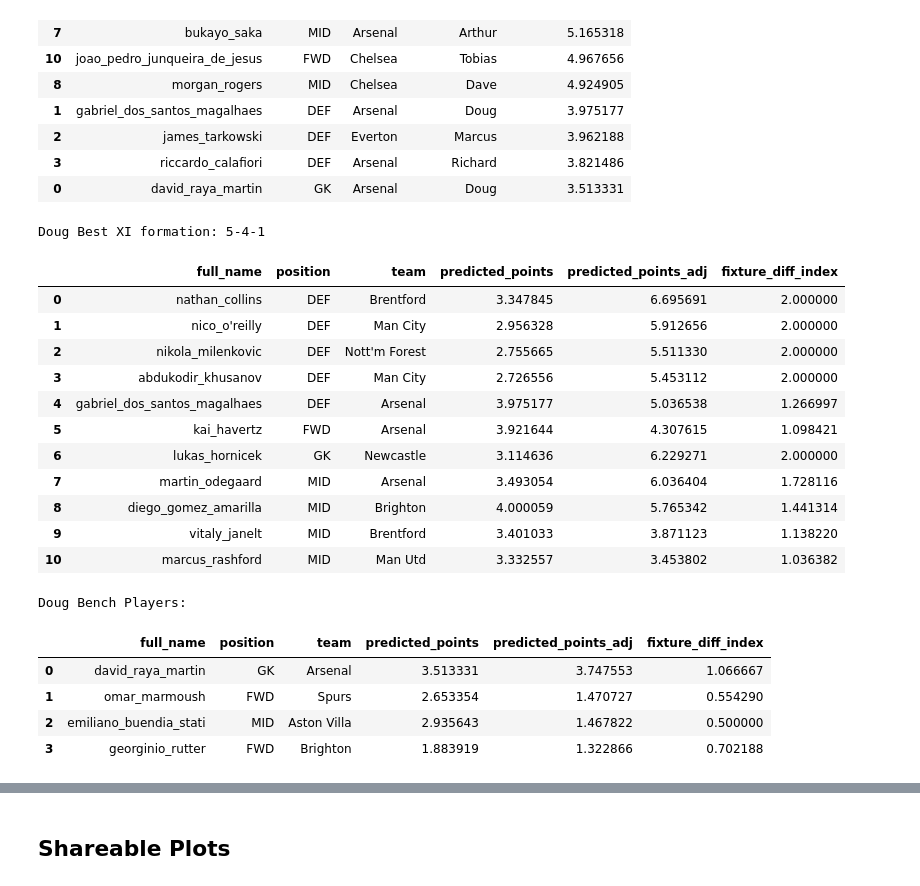
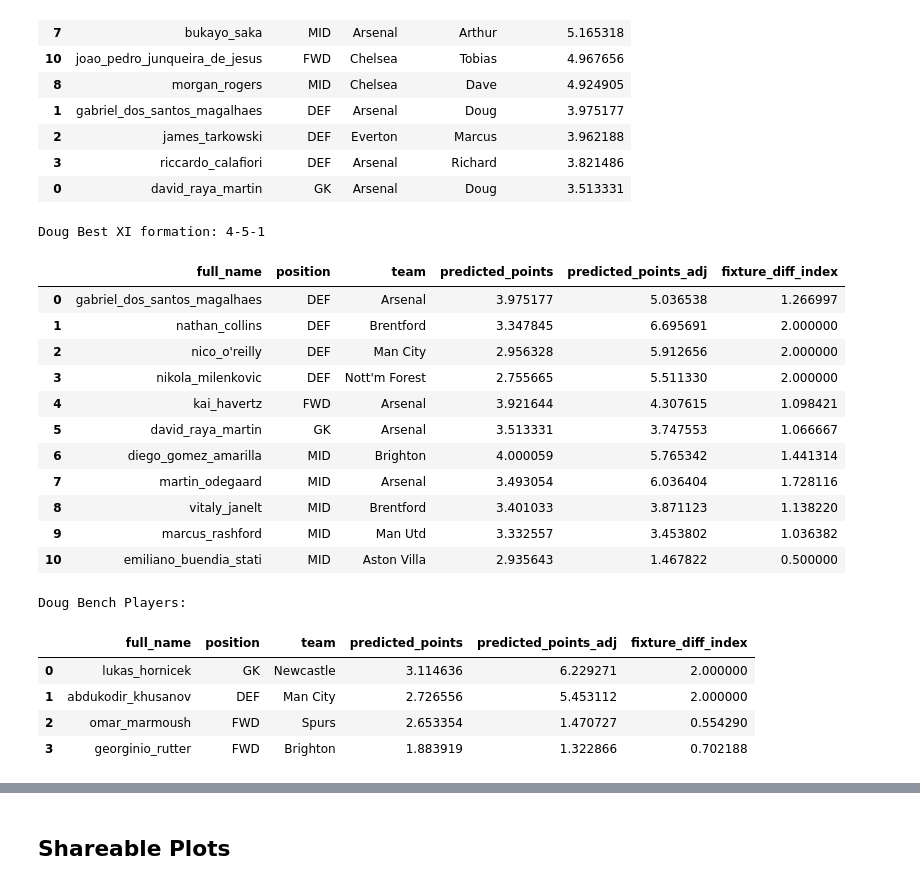
Before and after one commit to doug-ellis/draft_fpl_2627, a Jupyter notebook: transfer/outputs/picking_notebooks/gw3.ipynb, the cells around one changed output, grey strips where cells are left out. Drawn from its saved outputs; the diff is of its cells as text; code cells hidden in the pictures.

```diff
--- a/transfer/outputs/picking_notebooks/gw3.ipynb
+++ b/transfer/outputs/picking_notebooks/gw3.ipynb
@@ -386,48 +386,48 @@ Best XI (raw) formation: {'GK': 1, 'DEF': 3, 'MID': 5, 'FWD': 2}
 | 0 | david_raya_martin | GK | Arsenal | Doug | 3.513331 |
 # %%
 doug_pool = df_sorted.query('owner_name == "Doug"').copy()
-doug_formation, doug_best_11 = get_best_11(doug_pool)
+doug_formation, doug_best_11 = get_best_11_noadj(doug_pool)
 
 print(f"Doug Best XI formation: {doug_formation['DEF']}-{doug_formation['MID']}-{doug_formation['FWD']}")
 display(
     doug_best_11[
         ['full_name', 'position', 'team', 'predicted_points', 'predicted_points_adj', 'fixture_diff_index']
-    ].sort_values(['position', 'predicted_points_adj'], ascending=[True, False]).reset_index(drop=True)
+    ].sort_values(['position', 'predicted_points'], ascending=[True, False]).reset_index(drop=True)
 )
 
 bench_key_cols = ['full_name', 'team', 'position']
 bench_keys = set(
     tuple(row) for row in doug_best_11[bench_key_cols].drop_duplicates().itertuples(index=False, name=None)
 )
 bench_players = (
     doug_pool[
         ~doug_pool[bench_key_cols].apply(tuple, axis=1).isin(bench_keys)
     ][['full_name', 'position', 'team', 'predicted_points', 'predicted_points_adj', 'fixture_diff_index']]
-    .sort_values('predicted_points_adj', ascending=False)
+    .sort_values('predicted_points', ascending=False)
     .reset_index(drop=True)
 )
 
 print('Doug Bench Players:')
 display(bench_players)
 # %% [output]
-Doug Best XI formation: 5-4-1
+Doug Best XI formation: 4-5-1
 |  | full_name | position | team | predicted_points | predicted_points_adj | fixture_diff_index |
-| 0 | nathan_collins | DEF | Brentford | 3.347845 | 6.695691 | 2.000000 |
-| 1 | nico_o'reilly | DEF | Man City | 2.956328 | 5.912656 | 2.000000 |
-| 2 | nikola_milenkovic | DEF | Nott'm Forest | 2.755665 | 5.511330 | 2.000000 |
-| 3 | abdukodir_khusanov | DEF | Man City | 2.726556 | 5.453112 | 2.000000 |
-| 4 | gabriel_dos_santos_magalhaes | DEF | Arsenal | 3.975177 | 5.036538 | 1.266997 |
-| 5 | kai_havertz | FWD | Arsenal | 3.921644 | 4.307615 | 1.098421 |
-| 6 | lukas_hornicek | GK | Newcastle | 3.114636 | 6.229271 | 2.000000 |
+| 0 | gabriel_dos_santos_magalhaes | DEF | Arsenal | 3.975177 | 5.036538 | 1.266997 |
+| 1 | nathan_collins | DEF | Brentford | 3.347845 | 6.695691 | 2.000000 |
+| 2 | nico_o'reilly | DEF | Man City | 2.956328 | 5.912656 | 2.000000 |
+| 3 | nikola_milenkovic | DEF | Nott'm Forest | 2.755665 | 5.511330 | 2.000000 |
+| 4 | kai_havertz | FWD | Arsenal | 3.921644 | 4.307615 | 1.098421 |
+| 5 | david_raya_martin | GK | Arsenal | 3.513331 | 3.747553 | 1.066667 |
+| 6 | diego_gomez_amarilla | MID | Brighton | 4.000059 | 5.765342 | 1.441314 |
 | 7 | martin_odegaard | MID | Arsenal | 3.493054 | 6.036404 | 1.728116 |
-| 8 | diego_gomez_amarilla | MID | Brighton | 4.000059 | 5.765342 | 1.441314 |
-| 9 | vitaly_janelt | MID | Brentford | 3.401033 | 3.871123 | 1.138220 |
-| 10 | marcus_rashford | MID | Man Utd | 3.332557 | 3.453802 | 1.036382 |
+| 8 | vitaly_janelt | MID | Brentford | 3.401033 | 3.871123 | 1.138220 |
+| 9 | marcus_rashford | MID | Man Utd | 3.332557 | 3.453802 | 1.036382 |
+| 10 | emiliano_buendia_stati | MID | Aston Villa | 2.935643 | 1.467822 | 0.500000 |
 Doug Bench Players:
 |  | full_name | position | team | predicted_points | predicted_points_adj | fixture_diff_index |
-| 0 | david_raya_martin | GK | Arsenal | 3.513331 | 3.747553 | 1.066667 |
-| 1 | omar_marmoush | FWD | Spurs | 2.653354 | 1.470727 | 0.554290 |
-| 2 | emiliano_buendia_stati | MID | Aston Villa | 2.935643 | 1.467822 | 0.500000 |
+| 0 | lukas_hornicek | GK | Newcastle | 3.114636 | 6.229271 | 2.000000 |
+| 1 | abdukodir_khusanov | DEF | Man City | 2.726556 | 5.453112 | 2.000000 |
+| 2 | omar_marmoush | FWD | Spurs | 2.653354 | 1.470727 | 0.554290 |
 | 3 | georginio_rutter | FWD | Brighton | 1.883919 | 1.322866 | 0.702188 |
 # %%
 owner_summary_rows = []
```
Also changed, not shown: parts of 5 cells of this notebook.
